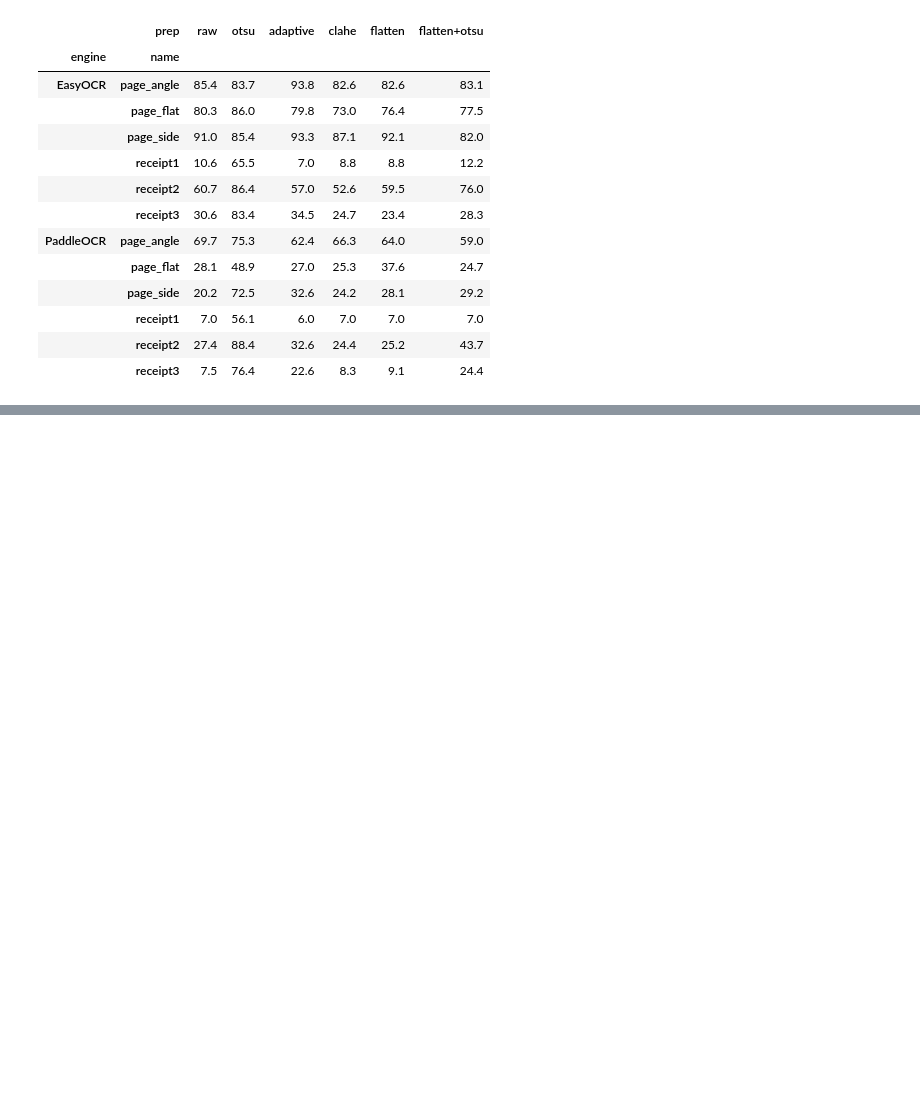
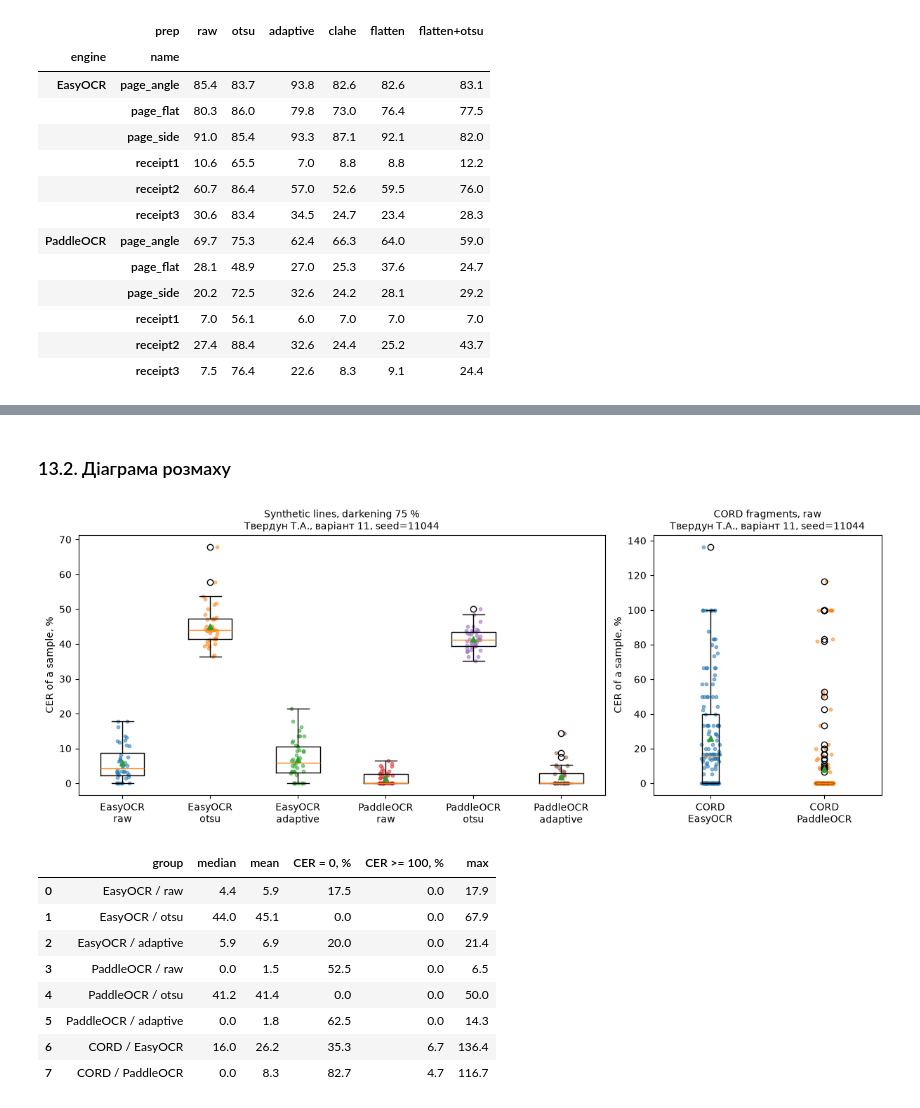
Before and after one commit to TanyaTverdun/AI_lab3_text_recognition, a Jupyter notebook: lab3.ipynb, the cells around one changed output, grey strips where cells are left out. Saved outputs shown, nothing was run; the diff lists cells and outputs as text; code cells hidden in the pictures; blank space fills up the shorter version.

```diff
--- a/lab3.ipynb
+++ b/lab3.ipynb
@@ -900,0 +954,35 @@ summary_own
+# %% [markdown]
+### 13.2. Діаграма розмаху
+# %%
+synth75 = {f"{eng}\n{prep}": res[(res["level"] == 75) & (res["engine"] == eng) & (res["prep"] == prep)]["cer"] * 100
+           for eng in ENGINES for prep in CURVE_PREPS}
+cord_raw = {f"CORD\n{eng}": res_cord[(res_cord["engine"] == eng) & (res_cord["prep"] == "raw")]["cer"] * 100
+            for eng in ENGINES}
+
+fig, axes = plt.subplots(1, 2, figsize=(12, 4.6), width_ratios=[3, 1.3], layout="constrained")
+for ax, data, title in [(axes[0], synth75, "Synthetic lines, darkening 75 %"),
+                        (axes[1], cord_raw, "CORD fragments, raw")]:
+    ax.boxplot(list(data.values()), tick_labels=list(data.keys()), showmeans=True)
+    for k, g in enumerate(data.values(), start=1):
+        ax.scatter(k + rng.uniform(-0.08, 0.08, len(g)), g, s=10, alpha=0.5)
+    ax.set_ylabel("CER of a sample, %")
+    stamp(ax, title)
+fig.savefig("figures/fig2_boxplot.png", dpi=150, bbox_inches="tight")
+plt.show()
+
+stats = pd.DataFrame([{"group": name.replace("\n", " / "), "median": v.median(), "mean": v.mean(),
+                       "CER = 0, %": (v == 0).mean() * 100, "CER >= 100, %": (v >= 100).mean() * 100,
+                       "max": v.max()}
+                      for d in (synth75, cord_raw) for name, v in d.items()]).round(1)
+stats
+# %% [output]
+[figure, added]
+|  | group | median | mean | CER = 0, % | CER >= 100, % | max |
+| 0 | EasyOCR / raw | 4.4 | 5.9 | 17.5 | 0.0 | 17.9 |
+| 1 | EasyOCR / otsu | 44.0 | 45.1 | 0.0 | 0.0 | 67.9 |
+| 2 | EasyOCR / adaptive | 5.9 | 6.9 | 20.0 | 0.0 | 21.4 |
+| 3 | PaddleOCR / raw | 0.0 | 1.5 | 52.5 | 0.0 | 6.5 |
+| 4 | PaddleOCR / otsu | 41.2 | 41.4 | 0.0 | 0.0 | 50.0 |
+| 5 | PaddleOCR / adaptive | 0.0 | 1.8 | 62.5 | 0.0 | 14.3 |
+| 6 | CORD / EasyOCR | 16.0 | 26.2 | 35.3 | 6.7 | 136.4 |
+| 7 | CORD / PaddleOCR | 0.0 | 8.3 | 82.7 | 4.7 | 116.7 |
```
Also changed, not shown: parts of 11 cells of this notebook.
